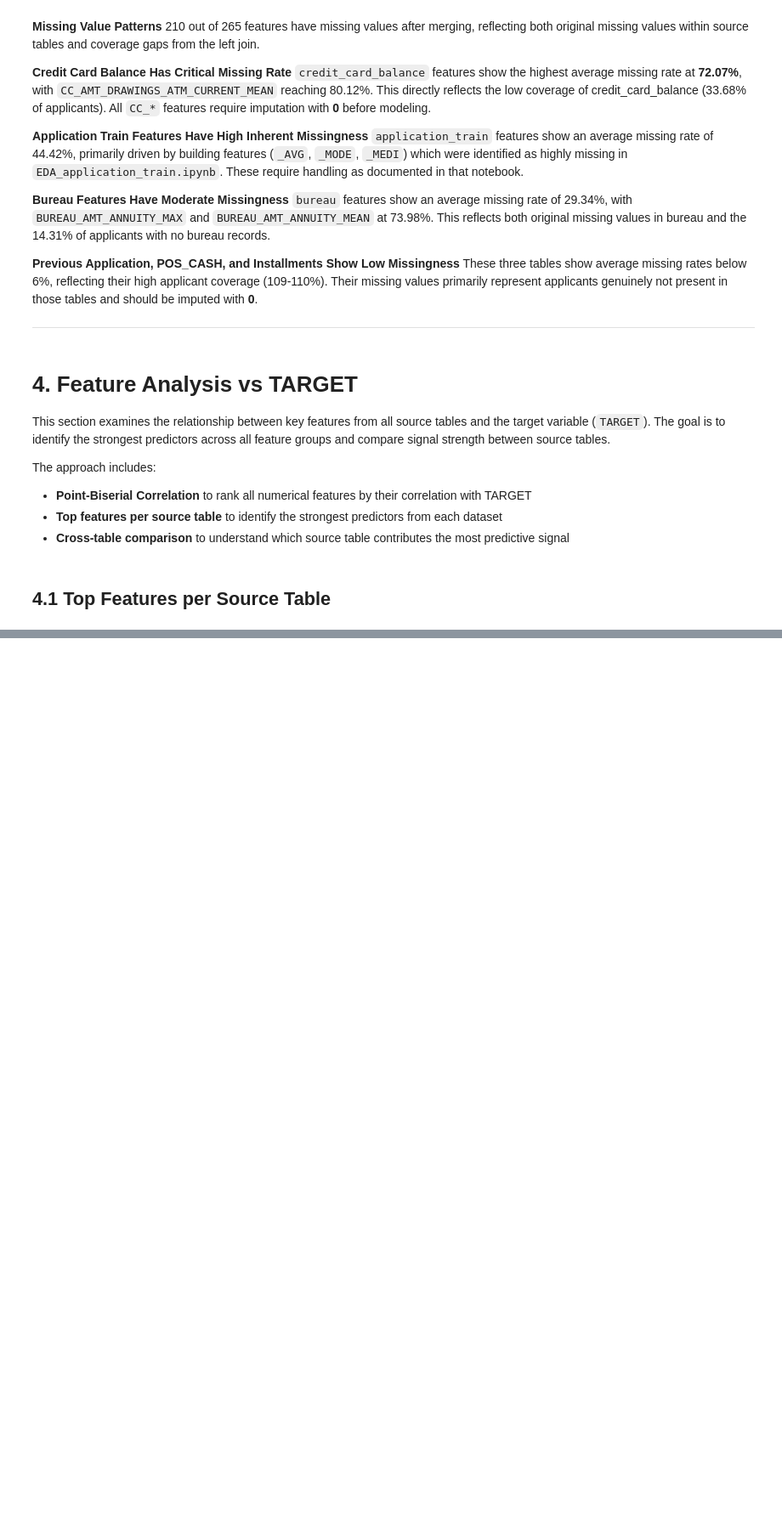
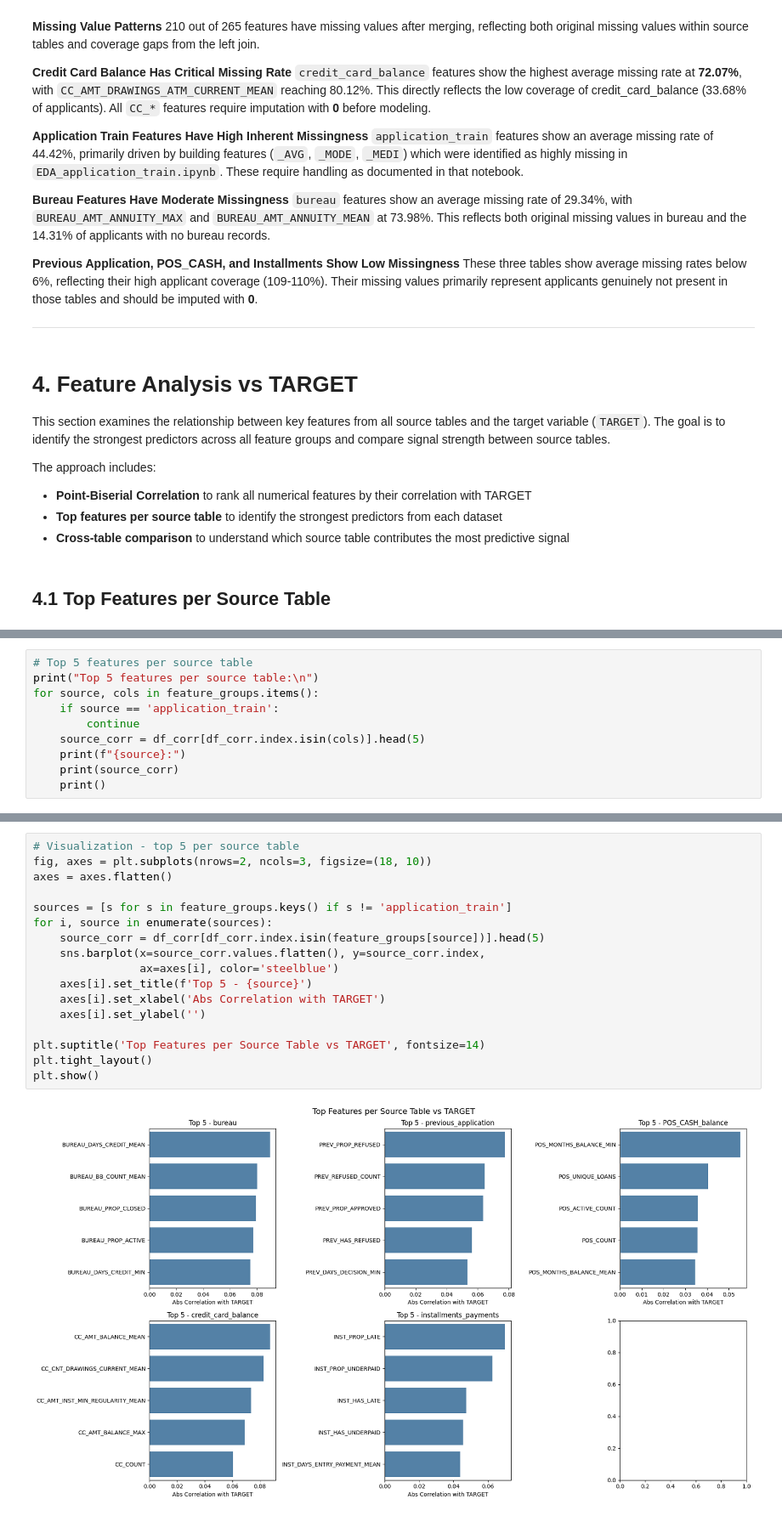
Before and after one commit to oknardo/Home_Credit_Scorecard_Model, a Jupyter notebook: MERGED_DATASET.ipynb, the cells around one changed output, grey strips where cells are left out. Shown at 85% size. Saved outputs shown, nothing was run; the diff lists cells and outputs as text; blank space fills up the shorter version.

Commit message:
Add Cross-Table Corr

```diff
--- a/MERGED_DATASET.ipynb
+++ b/MERGED_DATASET.ipynb
@@ -681,0 +696,10 @@ ModuleNotFoundError: No module named 'scipy'
+# %%
+# Top 5 features per source table
+print("Top 5 features per source table:\n")
+for source, cols in feature_groups.items():
+    if source == 'application_train':
+        continue
+    source_corr = df_corr[df_corr.index.isin(cols)].head(5)
+    print(f"{source}:")
+    print(source_corr)
+    print()
@@ -681,0 +724,19 @@ ModuleNotFoundError: No module named 'scipy'
+# %%
+# Visualization - top 5 per source table
+fig, axes = plt.subplots(nrows=2, ncols=3, figsize=(18, 10))
+axes = axes.flatten()
+
+sources = [s for s in feature_groups.keys() if s != 'application_train']
+for i, source in enumerate(sources):
+    source_corr = df_corr[df_corr.index.isin(feature_groups[source])].head(5)
+    sns.barplot(x=source_corr.values.flatten(), y=source_corr.index,
+                ax=axes[i], color='steelblue')
+    axes[i].set_title(f'Top 5 - {source}')
+    axes[i].set_xlabel('Abs Correlation with TARGET')
+    axes[i].set_ylabel('')
+
+plt.suptitle('Top Features per Source Table vs TARGET', fontsize=14)
+plt.tight_layout()
+plt.show()
+# %% [output]
+[figure, added]
```
Also changed, not shown: parts of 4 cells of this notebook.
